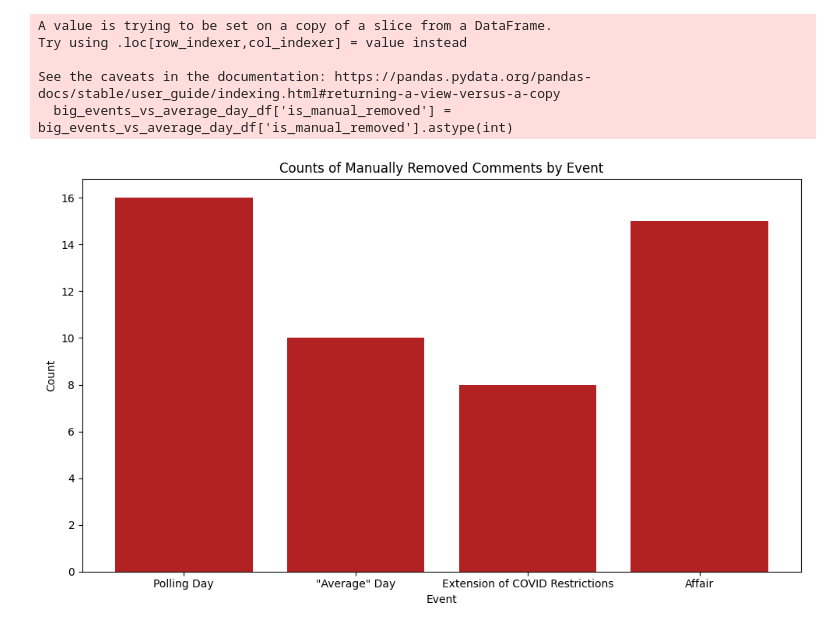
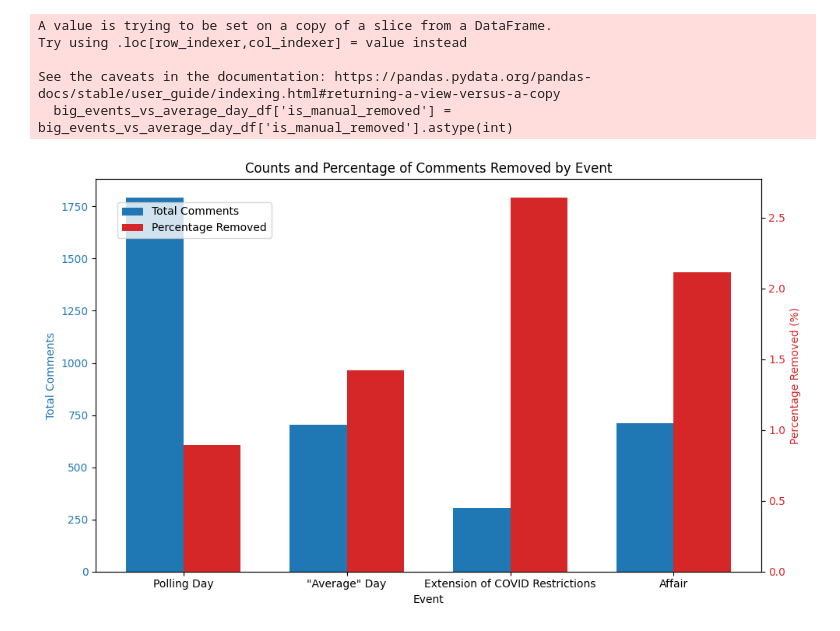
Before and after one commit to rhyden-kx/DSA4264, a Jupyter notebook: eda_2/manual_moderation.ipynb, the cells around one changed output. Drawn from its saved outputs; the diff is of its cells as text; code cells hidden in the pictures.

Commit message:
modified plot

```diff
--- a/eda_2/manual_moderation.ipynb
+++ b/eda_2/manual_moderation.ipynb
@@ -371,8 +371,14 @@ See the caveats in the documentation: https://pandas.pydata.org/pandas-docs/stab
 # Ensure that the columns are converted to integers
 big_events_vs_average_day_df['is_manual_removed'] = big_events_vs_average_day_df['is_manual_removed'].astype(int)
 
-# Group by 'timestamp' and calculate the sum for each numeric column
-summary_df = big_events_vs_average_day_df.groupby('timestamp')['is_manual_removed'].sum().reset_index()
+# Group by 'timestamp' and calculate the sum for 'is_manual_removed' and count of total comments (number of rows)
+summary_df = big_events_vs_average_day_df.groupby('timestamp').agg(
+    is_manual_removed_sum=('is_manual_removed', 'sum'),
+    total_comments=('is_manual_removed', 'size')  # Count the number of comments (rows)
+).reset_index()
+
+# Calculate the percentage of manually removed comments per day
+summary_df['percentage_removed'] = (summary_df['is_manual_removed_sum'] / summary_df['total_comments']) * 100
 # %% [output]
 A value is trying to be set on a copy of a slice from a DataFrame.
 Try using .loc[row_indexer,col_indexer] = value instead
@@ -401,25 +388,44 @@ plt.show()
-# %%
-# List of event names corresponding to the unique timestamps
-event_names = ['Polling Day', '"Average" Day', 'Extension of COVID Restrictions', 'Affair']
-
-# Plot the regular bar plot for 'is_manual_removed' only with a less bright red color
-fig, ax = plt.subplots(figsize=(10, 6))
-
-# Plot the 'is_manual_removed' column as a single bar with a softer red color
-ax.bar(summary_df['timestamp'], summary_df['is_manual_removed'], color='#B22222')  # Firebrick red
-
-# Set the x-ticks to the positions of the unique timestamps
-ax.set_xticks(summary_df['timestamp'].unique())
-
-# Set the x-tick labels to the custom event names
-ax.set_xticklabels(event_names)
-
-# Labels and title
-ax.set_xlabel('Event')
-ax.set_ylabel('Count')
-ax.set_title('Counts of Manually Removed Comments by Event')
-
-plt.tight_layout()
-plt.show()
-# %% [output]
-[figure, removed]
+# %%
+# List of event names corresponding to the unique timestamps
+event_names = ['Polling Day', '"Average" Day', 'Extension of COVID Restrictions', 'Affair']
+
+# Set the width of each bar
+bar_width = 0.35
+
+# Set positions for the bars
+index = np.arange(len(summary_df))
+
+# Plot the grouped bar chart
+fig, ax1 = plt.subplots(figsize=(10, 6))
+
+# Plot the count of comments as the first bar (left bar) on ax1
+ax1.bar(index, summary_df['total_comments'], bar_width, label='Total Comments', color='#1f77b4')  # Blue
+ax1.set_xlabel('Event')
+ax1.set_ylabel('Total Comments', color='#1f77b4')  # Label for the left y-axis
+ax1.tick_params(axis='y', labelcolor='#1f77b4')
+
+# Create a secondary y-axis for the percentage removed (right side)
+ax2 = ax1.twinx()
+
+# Plot the percentage of comments removed as the second bar (right bar) on ax2
+ax2.bar(index + bar_width, summary_df['percentage_removed'], bar_width, label='Percentage Removed', color='#d62728')  # Red
+ax2.set_ylabel('Percentage Removed (%)', color='#d62728')  # Label for the right y-axis
+ax2.tick_params(axis='y', labelcolor='#d62728')
+
+# Set the x-ticks to the event names
+ax1.set_xticks(index + bar_width / 2)
+ax1.set_xticklabels(event_names)
+
+# Set title and labels
+ax1.set_title('Counts and Percentage of Comments Removed by Event')
+
+# Add a legend
+fig.legend(loc='upper left', bbox_to_anchor=(0.1, 0.9))
+
+# Make the plot look nicer
+plt.tight_layout()
+
+# Show the plot
+plt.show()
+# %% [output]
+[figure, added]
```
Also changed, not shown: parts of 3 cells of this notebook.
